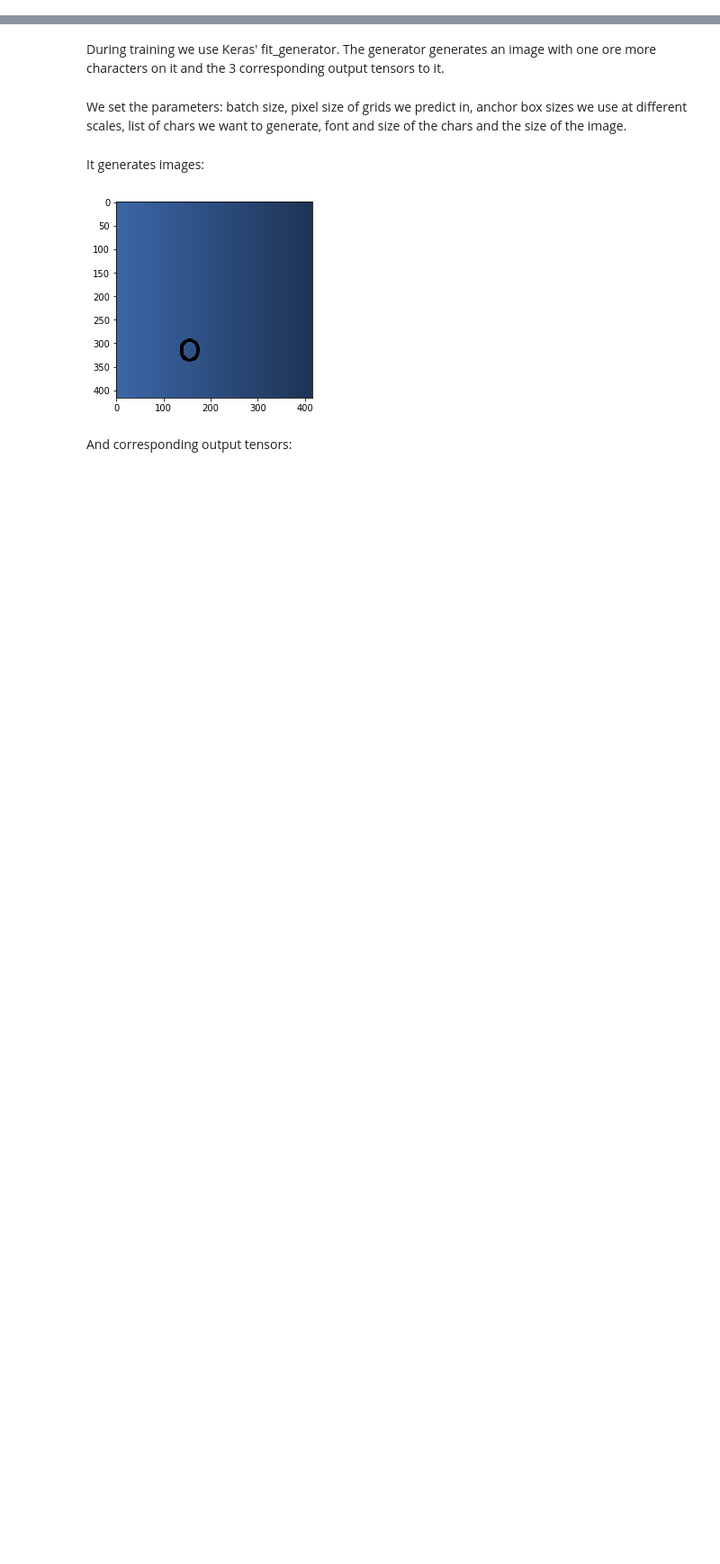
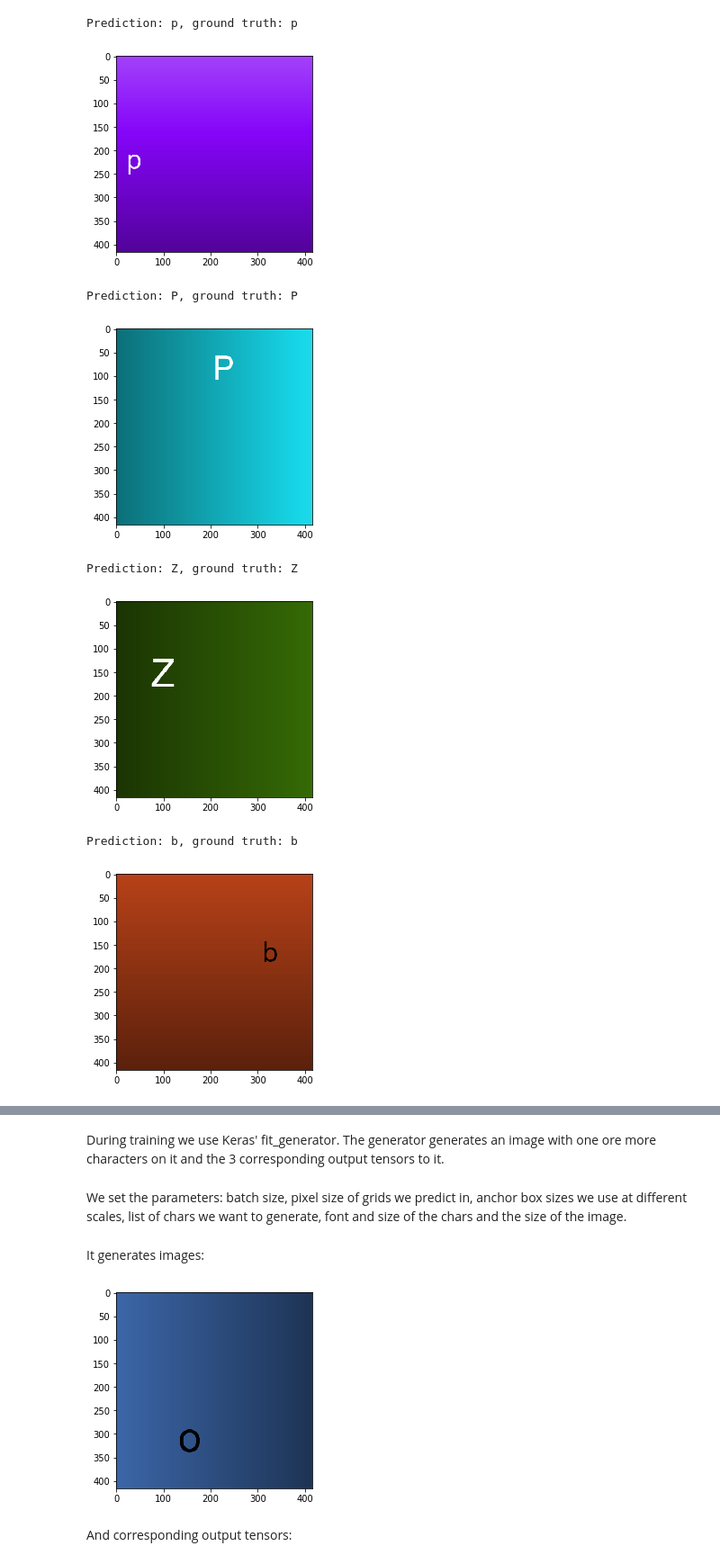
Before and after one commit to revygabor/yolocr, a Jupyter notebook: milestone_2.ipynb, the cells around one changed output, grey strips where cells are left out. Shown at 90% size. Saved outputs shown, nothing was run; the diff lists cells and outputs as text; code cells hidden in the pictures; blank space fills up the shorter version.

```diff
--- a/milestone_2.ipynb
+++ b/milestone_2.ipynb
@@ -7,0 +18,24 @@ from data.generate_data import generate_yolo_train_data
+# %%
+from data.generate_data import generate_train_data
+
+data_generator = generate_train_data(5, chars_list, ['arial'], (50, 100)) # create a generator
+test_x, test_y = next(data_generator) # get 5 images from the generator
+
+classifier = load_model('model_all_chars.h5') # we load the model
+preds = classifier.predict(test_x) # we predict from the image
+preds = np.argmax(preds, axis=1) # choose the highest character index
+test_y = np.argmax(test_y, axis=1)
+
+for image, pred, y in zip(test_x, preds, test_y):
+    print('Prediction: {}, ground truth: {}'.format(chars_list[pred], chars_list[y]))
+    plt.imshow(image)
+    plt.show()
+# %% [output]
+Prediction: p, ground truth: p
+[figure, added]
+Prediction: P, ground truth: P
+[figure, added]
+Prediction: Z, ground truth: Z
+[figure, added]
+Prediction: b, ground truth: b
+[figure, added]
```
Also changed, not shown: parts of 6 cells of this notebook, 1 other file.
